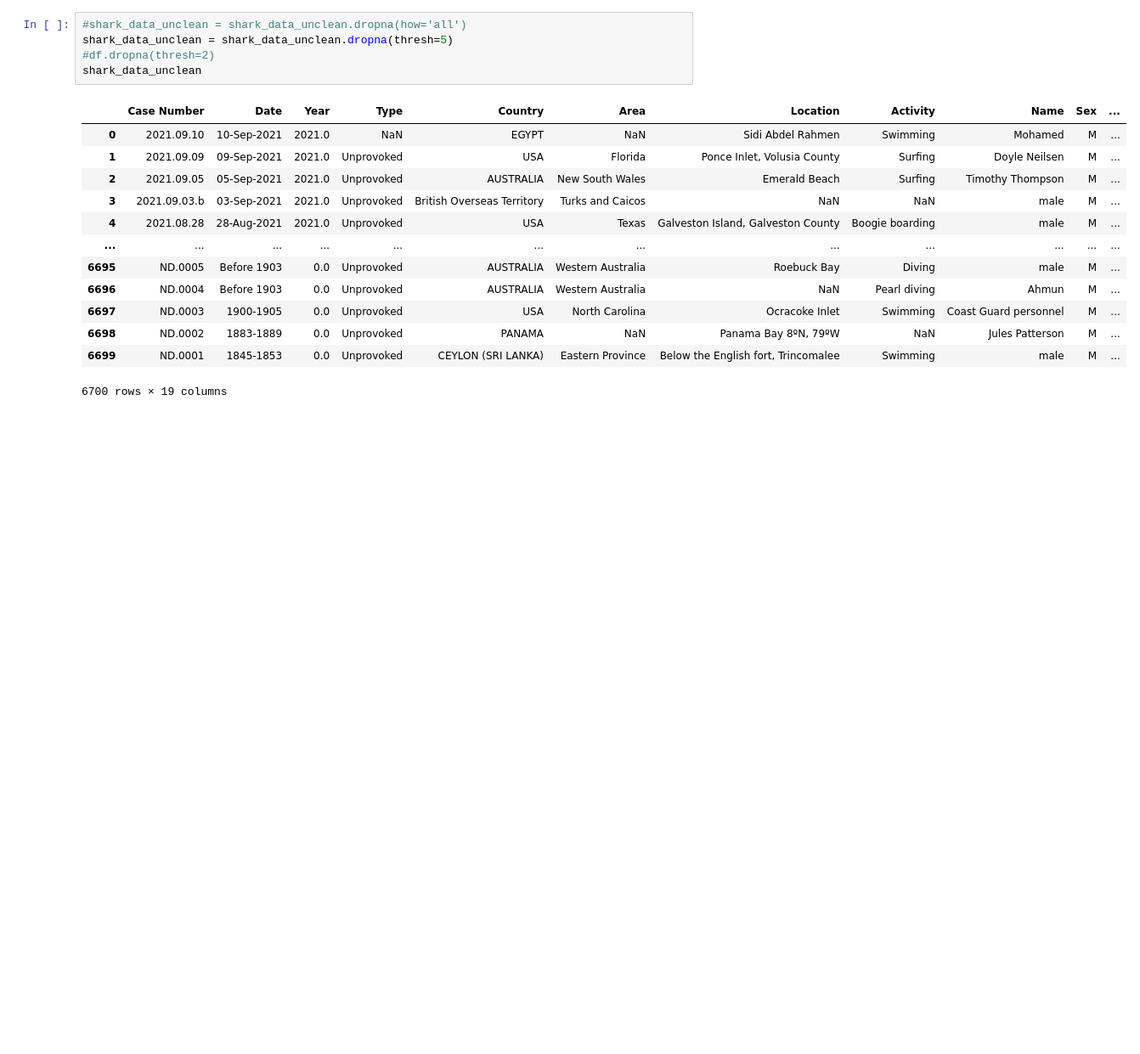
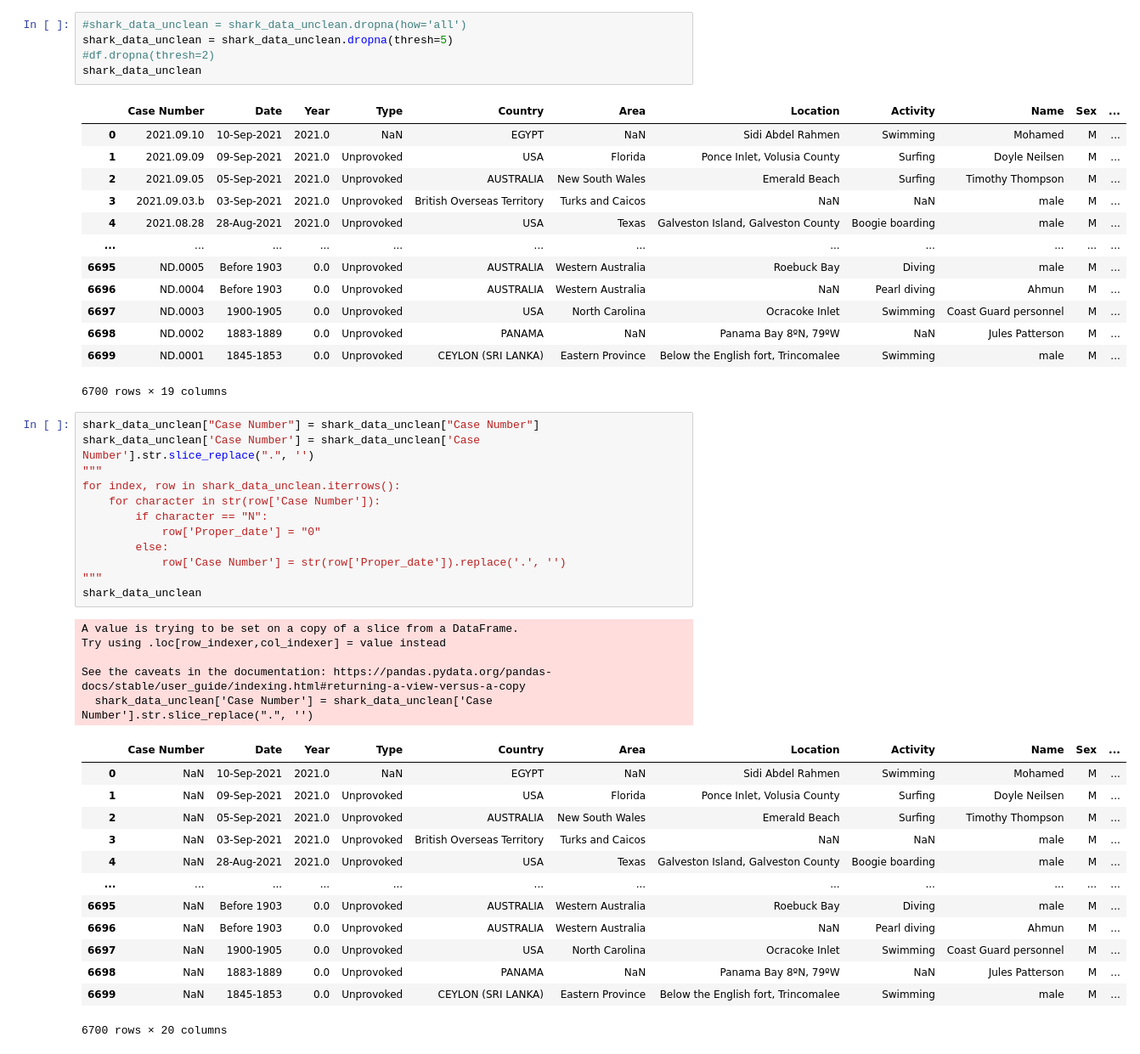
Before and after one commit to joshuapalicka/SharkAttackAnalysis, a Jupyter notebook: data_clean_up.ipynb, the cells around one changed output. Shown at 85% size. Saved outputs shown, nothing was run; the diff lists cells and outputs as text; blank space fills up the shorter version.

Commit message:
Data

```diff
--- a/data_clean_up.ipynb
+++ b/data_clean_up.ipynb
@@ -61,3 +61,34 @@ shark_data_unclean
 | 6698 | ND.0002 | 1883-1889 | 0.0 | Unprovoked | PANAMA | NaN | Panama Bay 8ºN, 79ºW | NaN | Jules Patterson | M | ... |
 | 6699 | ND.0001 | 1845-1853 | 0.0 | Unprovoked | CEYLON (SRI LANKA) | Eastern Province | Below the English fort, Trincomalee | Swimming | male | M | ... |
 6700 rows × 19 columns
+# %%
+shark_data_unclean["Case Number"] = shark_data_unclean["Case Number"]
+shark_data_unclean['Case Number'] = shark_data_unclean['Case Number'].str.slice_replace(".", '')
+"""
+for index, row in shark_data_unclean.iterrows():
+    for character in str(row['Case Number']):
+        if character == "N":
+            row['Proper_date'] = "0"
+        else:
+            row['Case Number'] = str(row['Proper_date']).replace('.', '')
+"""
+shark_data_unclean
+# %% [output]
+A value is trying to be set on a copy of a slice from a DataFrame.
+Try using .loc[row_indexer,col_indexer] = value instead
+
+See the caveats in the documentation: https://pandas.pydata.org/pandas-docs/stable/user_guide/indexing.html#returning-a-view-versus-a-copy
+  shark_data_unclean['Case Number'] = shark_data_unclean['Case Number'].str.slice_replace(".", '')
+|  | Case Number | Date | Year | Type | Country | Area | Location | Activity | Name | Sex | ... |
+| 0 | NaN | 10-Sep-2021 | 2021.0 | NaN | EGYPT | NaN | Sidi Abdel Rahmen | Swimming | Mohamed | M | ... |
+| 1 | NaN | 09-Sep-2021 | 2021.0 | Unprovoked | USA | Florida | Ponce Inlet, Volusia County | Surfing | Doyle Neilsen | M | ... |
+| 2 | NaN | 05-Sep-2021 | 2021.0 | Unprovoked | AUSTRALIA | New South Wales | Emerald Beach | Surfing | Timothy Thompson | M | ... |
+| 3 | NaN | 03-Sep-2021 | 2021.0 | Unprovoked | British Overseas Territory | Turks and Caicos | NaN | NaN | male | M | ... |
+| 4 | NaN | 28-Aug-2021 | 2021.0 | Unprovoked | USA | Texas | Galveston Island, Galveston County | Boogie boarding | male | M | ... |
+| ... | ... | ... | ... | ... | ... | ... | ... | ... | ... | ... | ... |
+| 6695 | NaN | Before 1903 | 0.0 | Unprovoked | AUSTRALIA | Western Australia | Roebuck Bay | Diving | male | M | ... |
+| 6696 | NaN | Before 1903 | 0.0 | Unprovoked | AUSTRALIA | Western Australia | NaN | Pearl diving | Ahmun | M | ... |
+| 6697 | NaN | 1900-1905 | 0.0 | Unprovoked | USA | North Carolina | Ocracoke Inlet | Swimming | Coast Guard personnel | M | ... |
+| 6698 | NaN | 1883-1889 | 0.0 | Unprovoked | PANAMA | NaN | Panama Bay 8ºN, 79ºW | NaN | Jules Patterson | M | ... |
+| 6699 | NaN | 1845-1853 | 0.0 | Unprovoked | CEYLON (SRI LANKA) | Eastern Province | Below the English fort, Trincomalee | Swimming | male | M | ... |
+6700 rows × 20 columns
```
